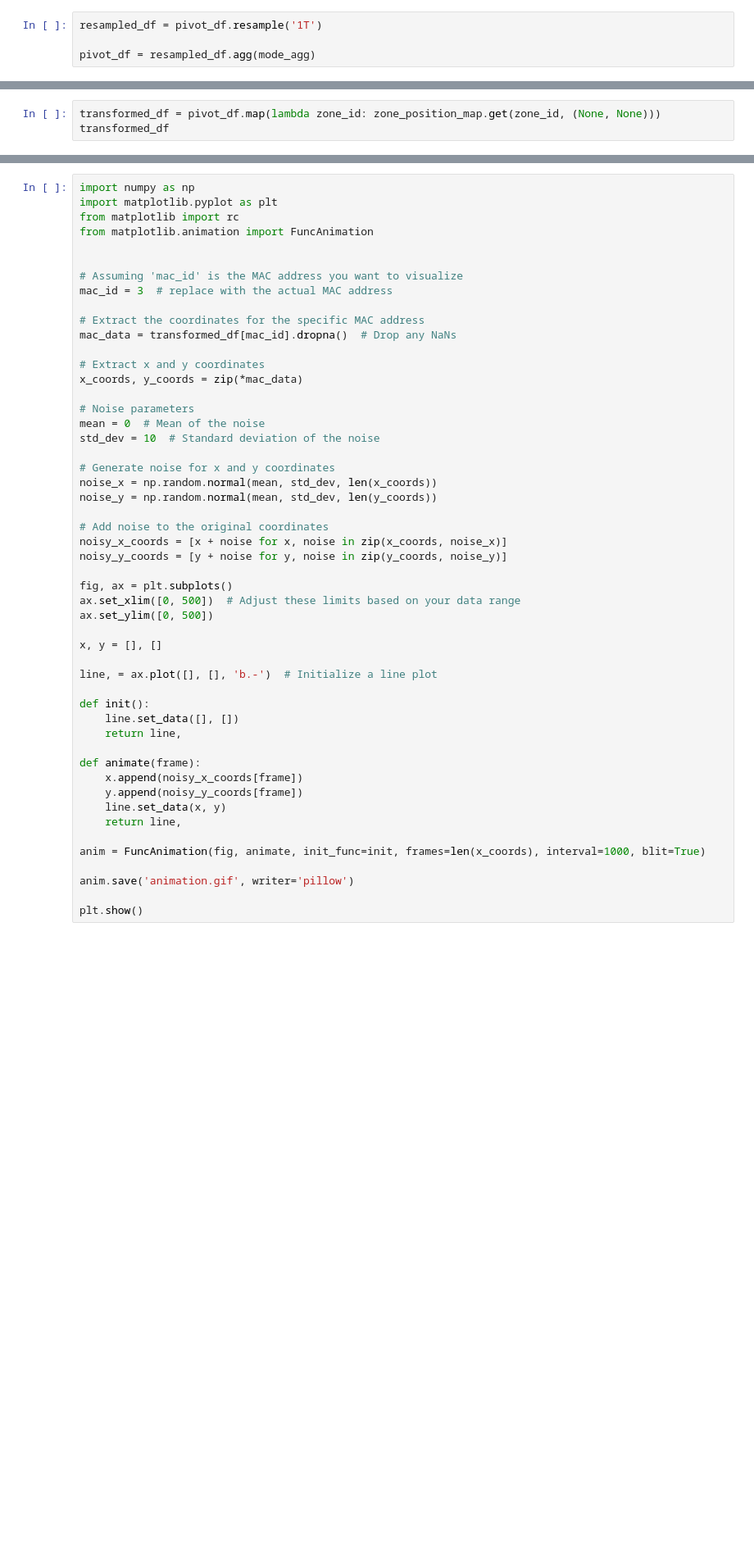
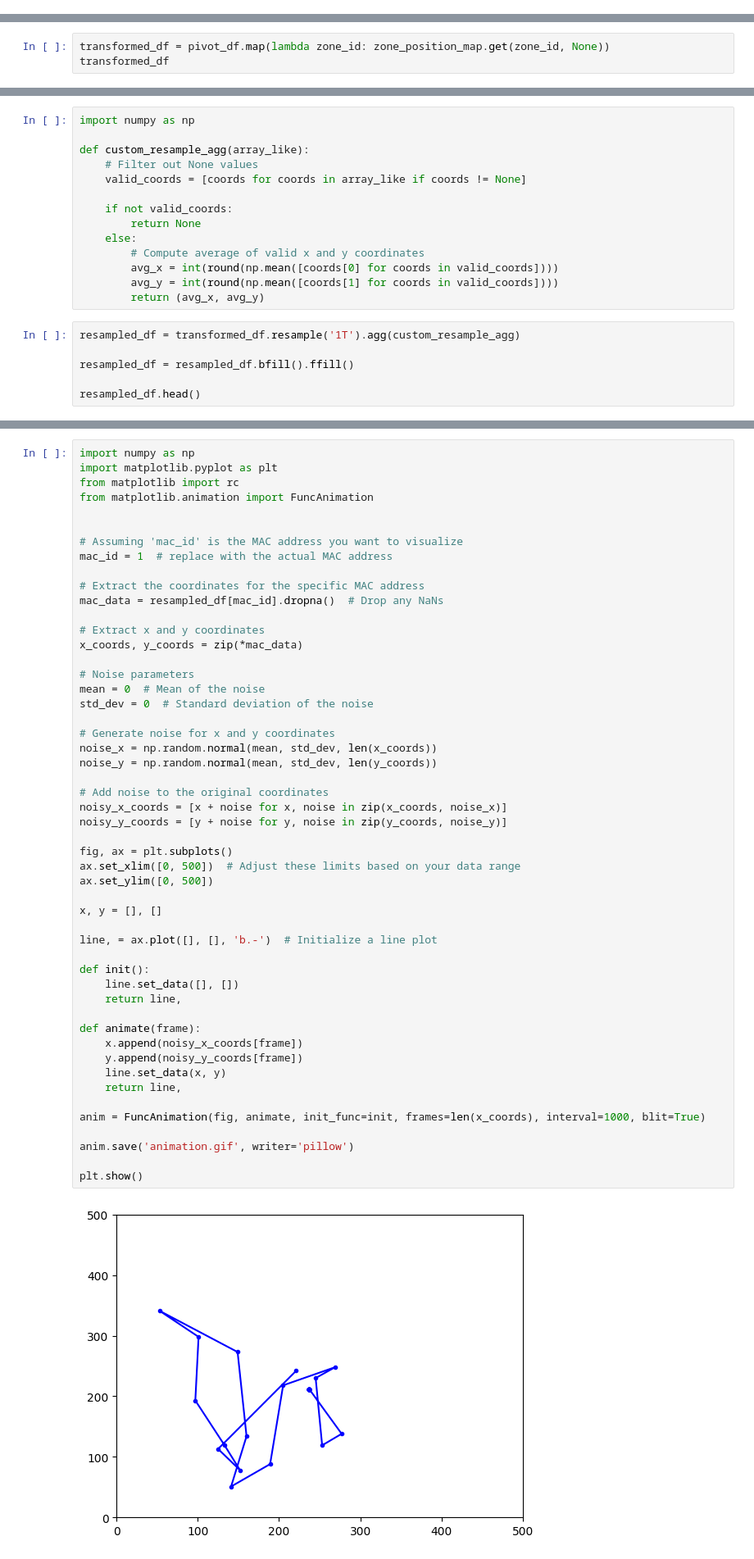
Before and after one commit to tjlabs/dmts_population_flow_analysis, a Jupyter notebook: load_data.ipynb, the cells around one changed output, grey strips where cells are left out. Shown at 82% size. Cells and saved outputs as stored; diff of their text form; blank space fills up the shorter version.

```diff
--- a/load_data.ipynb
+++ b/load_data.ipynb
@@ -94,4 +151,0 @@ def mode_agg(series):
-# %%
-resampled_df = pivot_df.resample('1T')
-
-pivot_df = resampled_df.agg(mode_agg)
@@ -129,5 +179,5 @@ zone_position_map = {
         25: (525, 45),
     }
 # %%
-transformed_df = pivot_df.map(lambda zone_id: zone_position_map.get(zone_id, (None, None)))
+transformed_df = pivot_df.map(lambda zone_id: zone_position_map.get(zone_id, None))
 transformed_df
@@ -161,0 +199,20 @@ y_coords
+# %%
+import numpy as np
+
+def custom_resample_agg(array_like):
+    # Filter out None values
+    valid_coords = [coords for coords in array_like if coords != None]
+
+    if not valid_coords:
+        return None
+    else:
+        # Compute average of valid x and y coordinates
+        avg_x = int(round(np.mean([coords[0] for coords in valid_coords])))
+        avg_y = int(round(np.mean([coords[1] for coords in valid_coords])))
+        return (avg_x, avg_y)
+# %%
+resampled_df = transformed_df.resample('1T').agg(custom_resample_agg)
+
+resampled_df = resampled_df.bfill().ffill()
+
+resampled_df.head()
@@ -167,46 +233,48 @@ from matplotlib.animation import FuncAnimation
 
 
 # Assuming 'mac_id' is the MAC address you want to visualize
-mac_id = 3  # replace with the actual MAC address
+mac_id = 1  # replace with the actual MAC address
 
 # Extract the coordinates for the specific MAC address
-mac_data = transformed_df[mac_id].dropna()  # Drop any NaNs
+mac_data = resampled_df[mac_id].dropna()  # Drop any NaNs
 
 # Extract x and y coordinates
 x_coords, y_coords = zip(*mac_data)
 
 # Noise parameters
 mean = 0  # Mean of the noise
-std_dev = 10  # Standard deviation of the noise
+std_dev = 0  # Standard deviation of the noise
 
 # Generate noise for x and y coordinates
 noise_x = np.random.normal(mean, std_dev, len(x_coords))
 noise_y = np.random.normal(mean, std_dev, len(y_coords))
 
 # Add noise to the original coordinates
 noisy_x_coords = [x + noise for x, noise in zip(x_coords, noise_x)]
 noisy_y_coords = [y + noise for y, noise in zip(y_coords, noise_y)]
 
 fig, ax = plt.subplots()
 ax.set_xlim([0, 500])  # Adjust these limits based on your data range
 ax.set_ylim([0, 500])
 
 x, y = [], []
 
 line, = ax.plot([], [], 'b.-')  # Initialize a line plot
 
 def init():
     line.set_data([], [])
     return line,
 
 def animate(frame):
     x.append(noisy_x_coords[frame])
     y.append(noisy_y_coords[frame])
     line.set_data(x, y)
     return line,
 
 anim = FuncAnimation(fig, animate, init_func=init, frames=len(x_coords), interval=1000, blit=True)
 
 anim.save('animation.gif', writer='pillow')
 
 plt.show()
+# %% [output]
+[figure, added]
```
Also changed, not shown: parts of 25 cells of this notebook, 4 other files.
